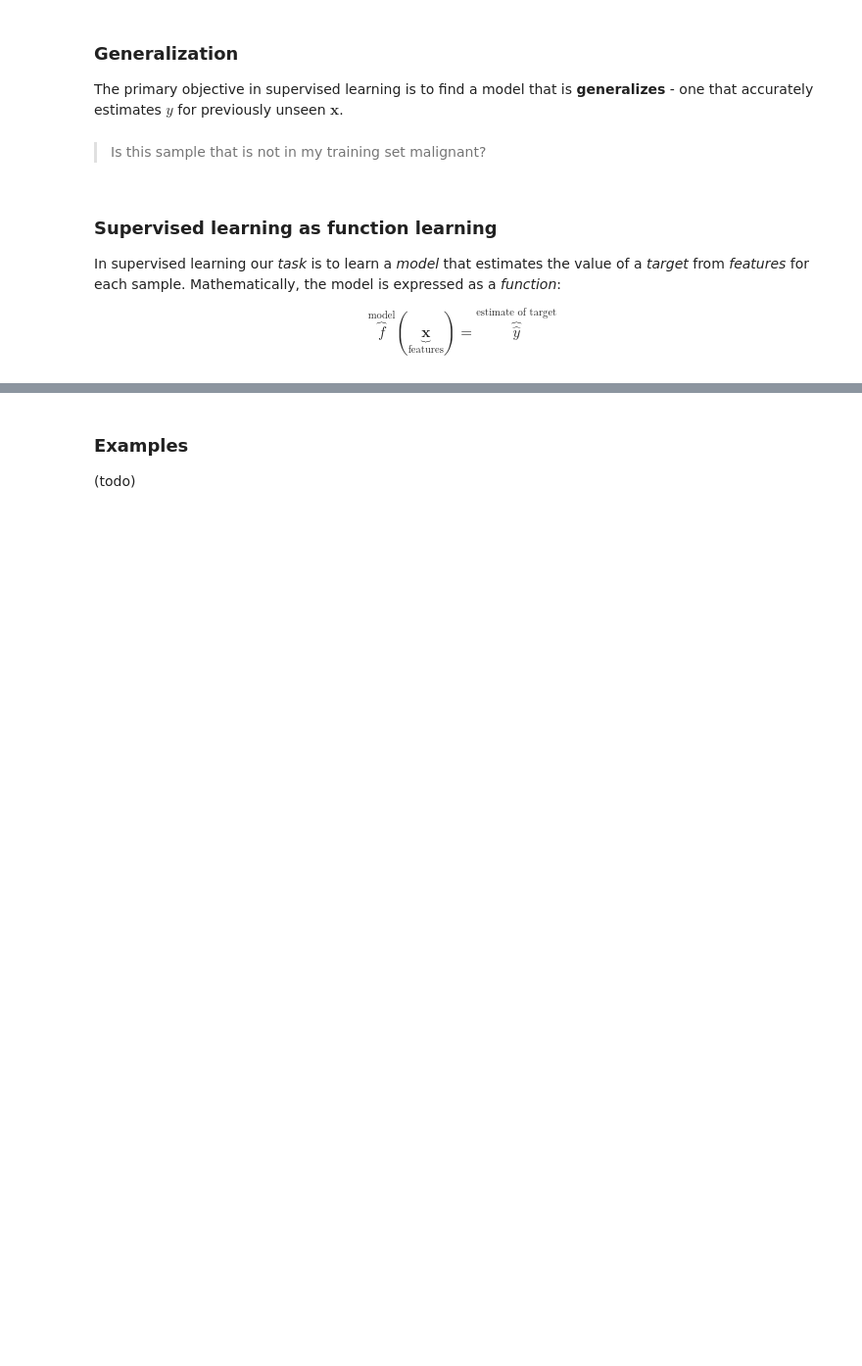
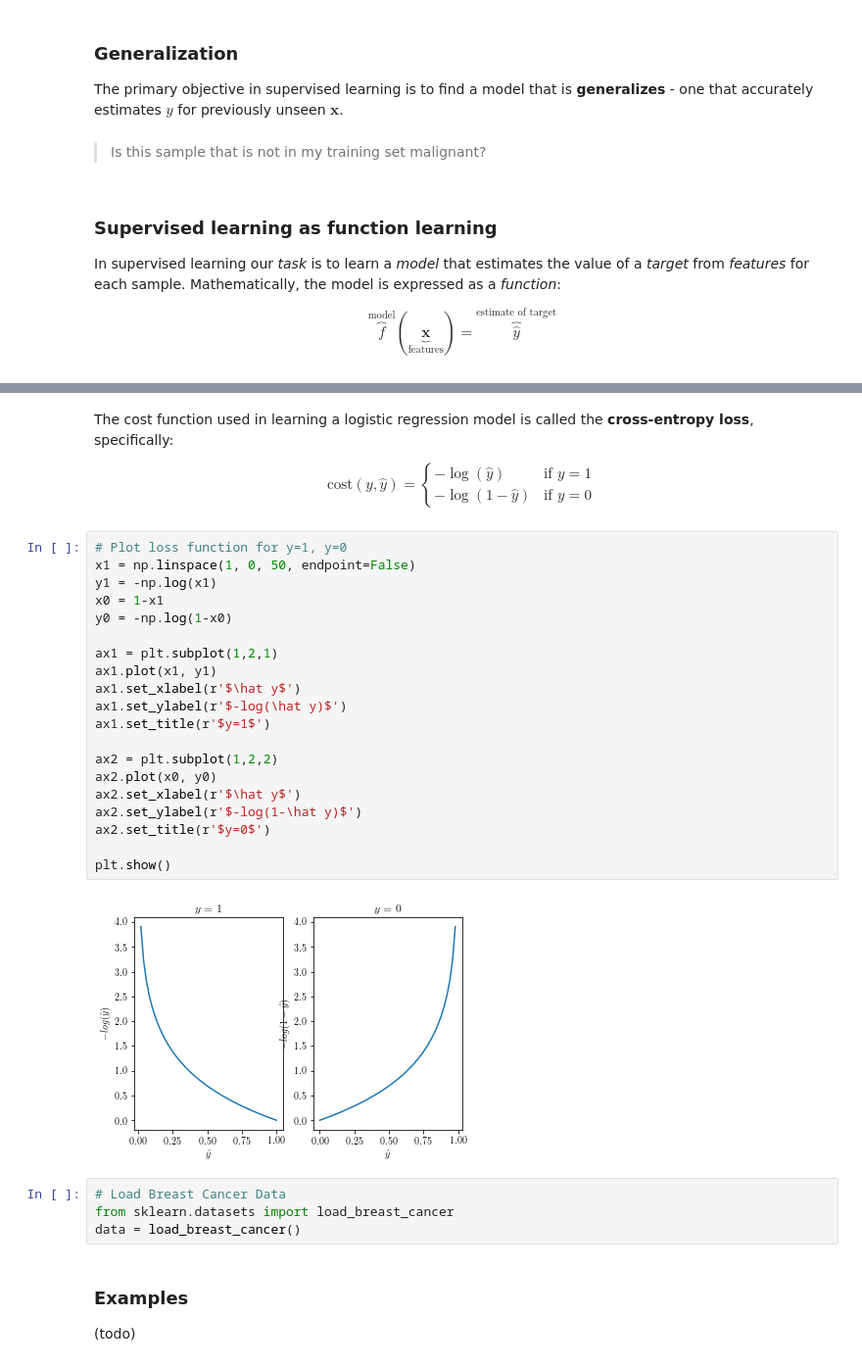
Before and after one commit to sverchkov/bmi-773-content, a Jupyter notebook: ml-lecture-2020-03-23.ipynb, the cells around one changed output, grey strips where cells are left out. Shown at 98% size. Cells and saved outputs as stored; diff of their text form; blank space fills up the shorter version.

```diff
--- a/ml-lecture-2020-03-23.ipynb
+++ b/ml-lecture-2020-03-23.ipynb
@@ -112,3 +147,37 @@ Most of you are probably familiar with logistic regression in one context or ano
+# %% [markdown]
+The cost function used in learning a logistic regression model is called the **cross-entropy loss**, specifically:
+
+$$ \mathrm{cost}(y, \hat y) =
+ \begin{cases}
+  -\log( \hat y ) & \text{ if }y=1 \\
+  -\log( 1-\hat y ) & \text{ if }y=0
+ \end{cases} $$
+# %%
+# Plot loss function for y=1, y=0
+x1 = np.linspace(1, 0, 50, endpoint=False)
+y1 = -np.log(x1)
+x0 = 1-x1
+y0 = -np.log(1-x0)
+
+ax1 = plt.subplot(1,2,1)
+ax1.plot(x1, y1)
+ax1.set_xlabel(r'$\hat y$')
+ax1.set_ylabel(r'$-log(\hat y)$')
+ax1.set_title(r'$y=1$')
+
+ax2 = plt.subplot(1,2,2)
+ax2.plot(x0, y0)
+ax2.set_xlabel(r'$\hat y$')
+ax2.set_ylabel(r'$-log(1-\hat y)$')
+ax2.set_title(r'$y=0$')
+
+plt.show()
+# %% [output]
+[figure, added]
+# %%
+# Load Breast Cancer Data
+from sklearn.datasets import load_breast_cancer
+data = load_breast_cancer()
 # %% [markdown]
 ### Examples
 (todo)
```
Also changed, not shown: parts of 6 cells of this notebook.
